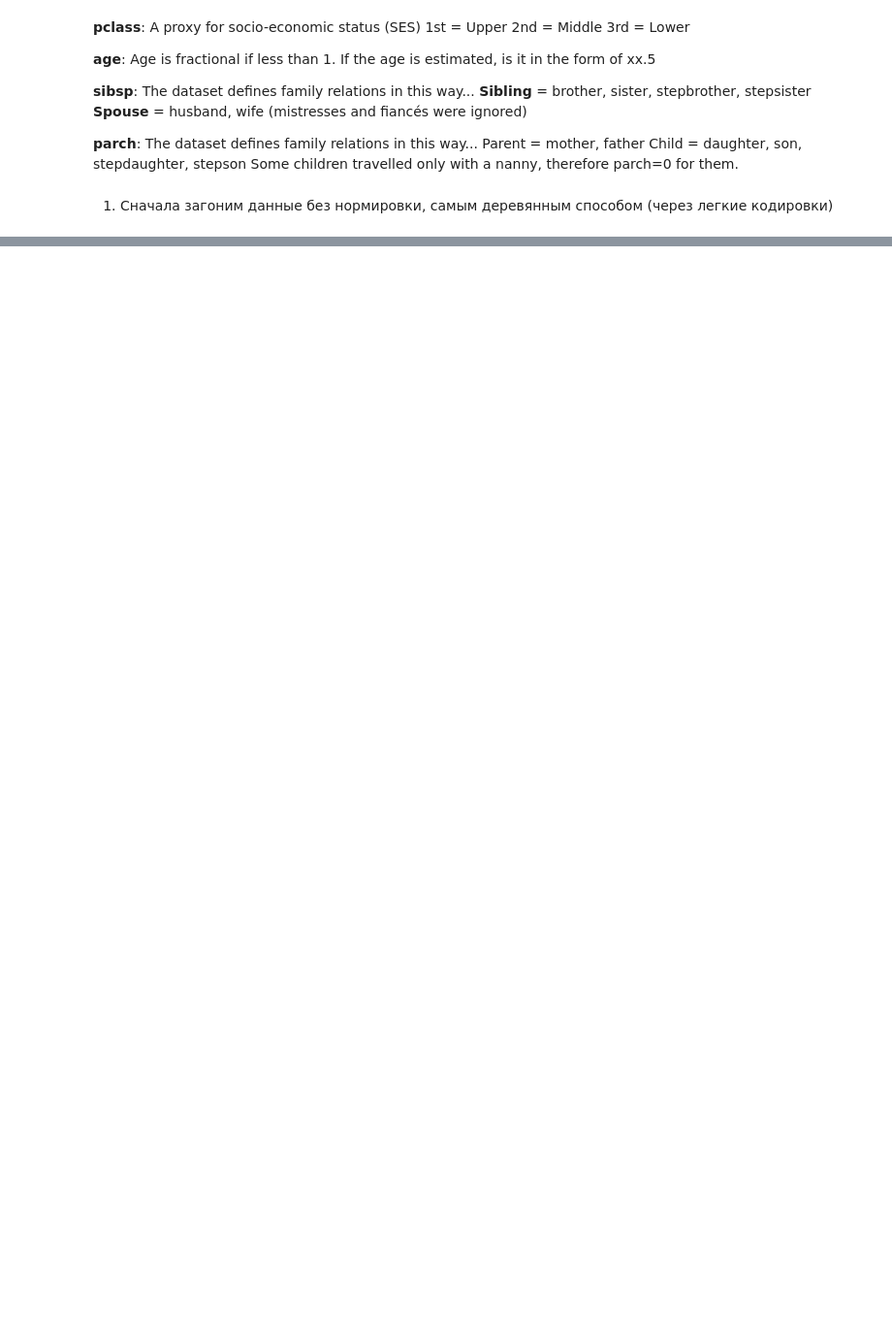
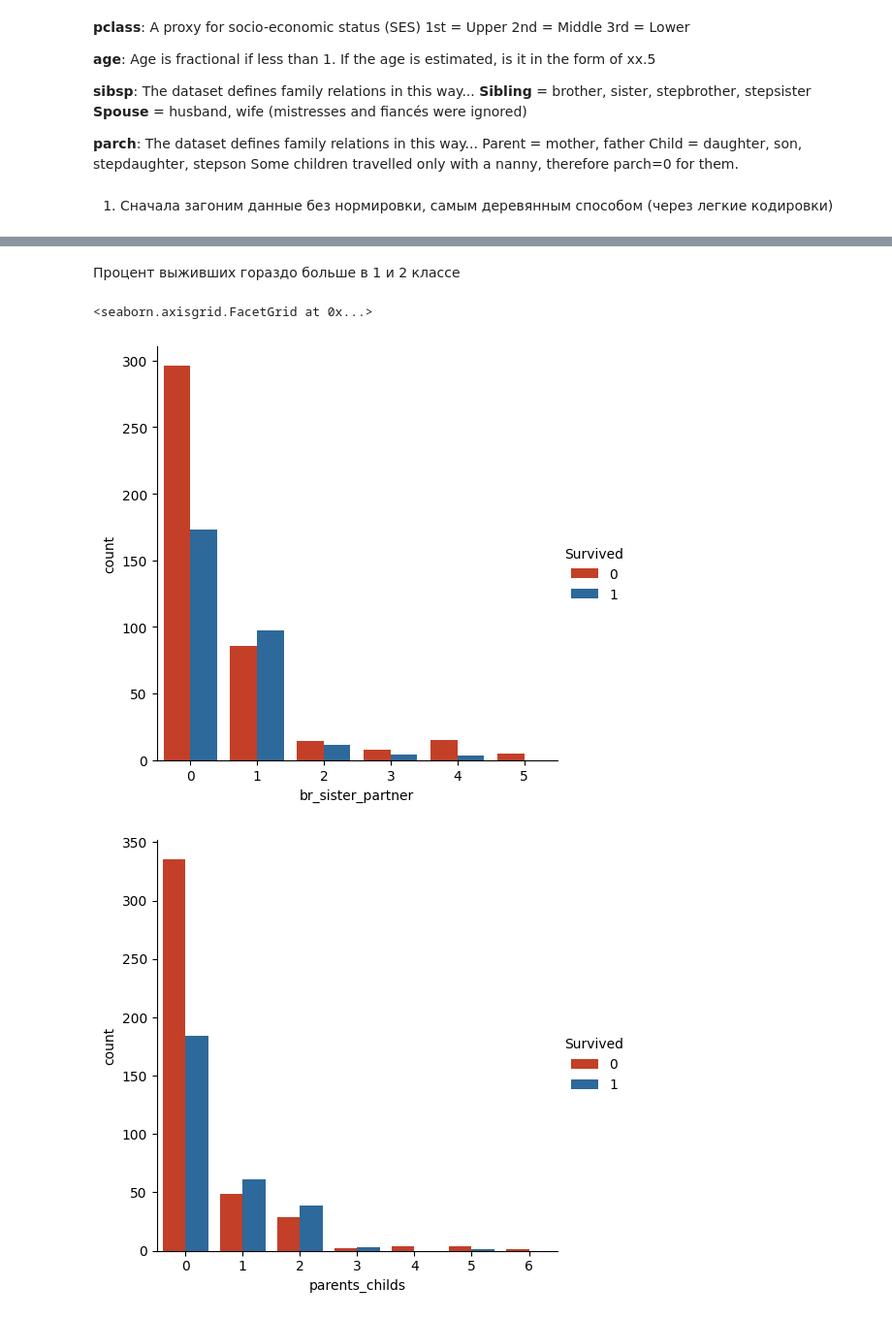
Before and after one commit to Sidyaniv/titanic_prediction, a Jupyter notebook: EDA.ipynb, the cells around one changed output, grey strips where cells are left out. Shown at 97% size. Cells and saved outputs as stored; diff of their text form; code cells hidden in the pictures; blank space fills up the shorter version.

```diff
--- a/EDA.ipynb
+++ b/EDA.ipynb
@@ -67,0 +84,9 @@ sns.catplot(data=train_cleared, x = 'Pclass', kind='count')
+# %% [markdown]
+Процент выживших гораздо больше в 1 и 2 классе
+# %%
+sns.catplot(data=train_cleared, x = 'br_sister_partner', hue='Survived', kind='count', palette = custom_colors)
+sns.catplot(data=train_cleared, x = 'parents_childs', hue='Survived', kind='count', palette = custom_colors)
+# %% [output]
+<seaborn.axisgrid.FacetGrid at 0x...>
+[figure, added]
+[figure, added]
```
Also changed, not shown: parts of 12 cells of this notebook.
